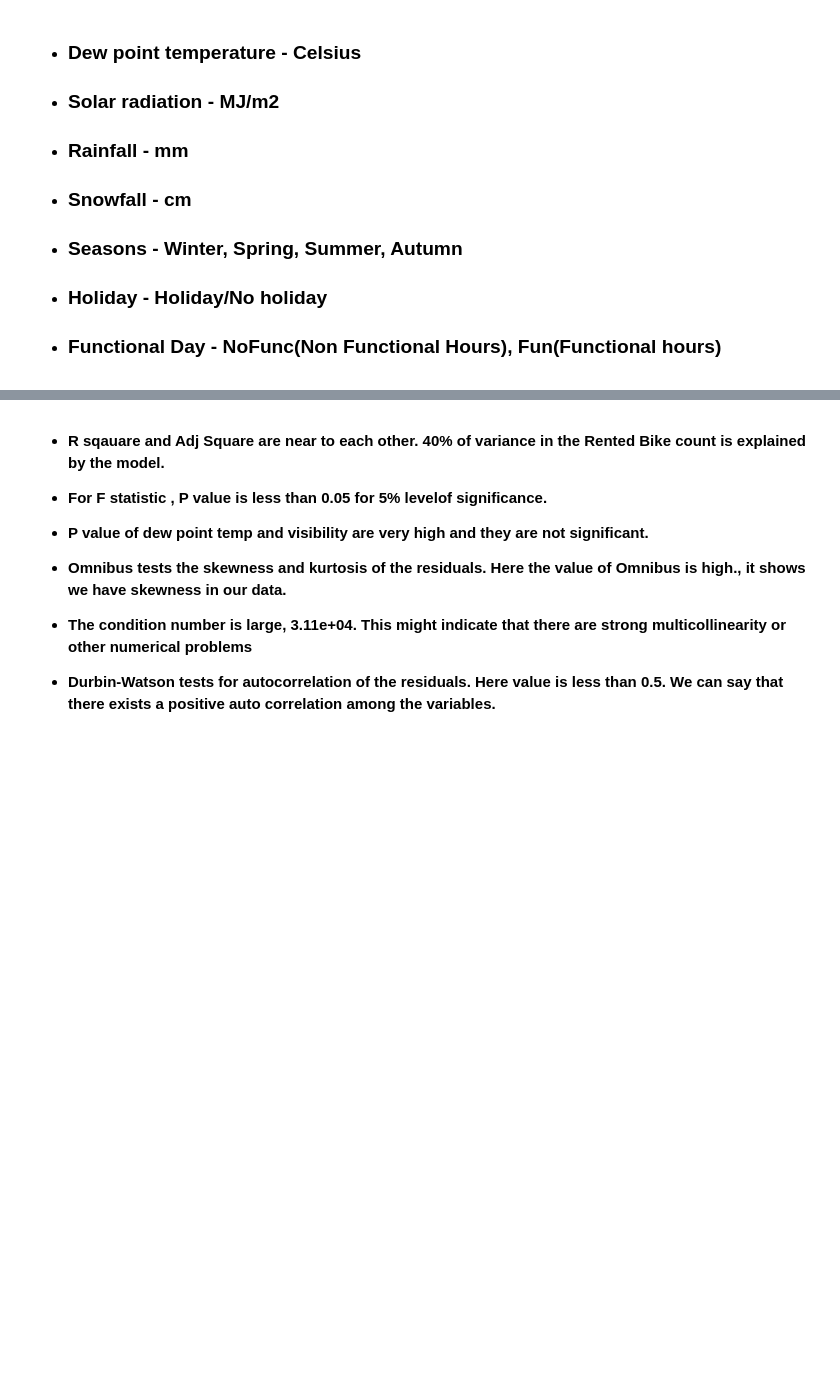
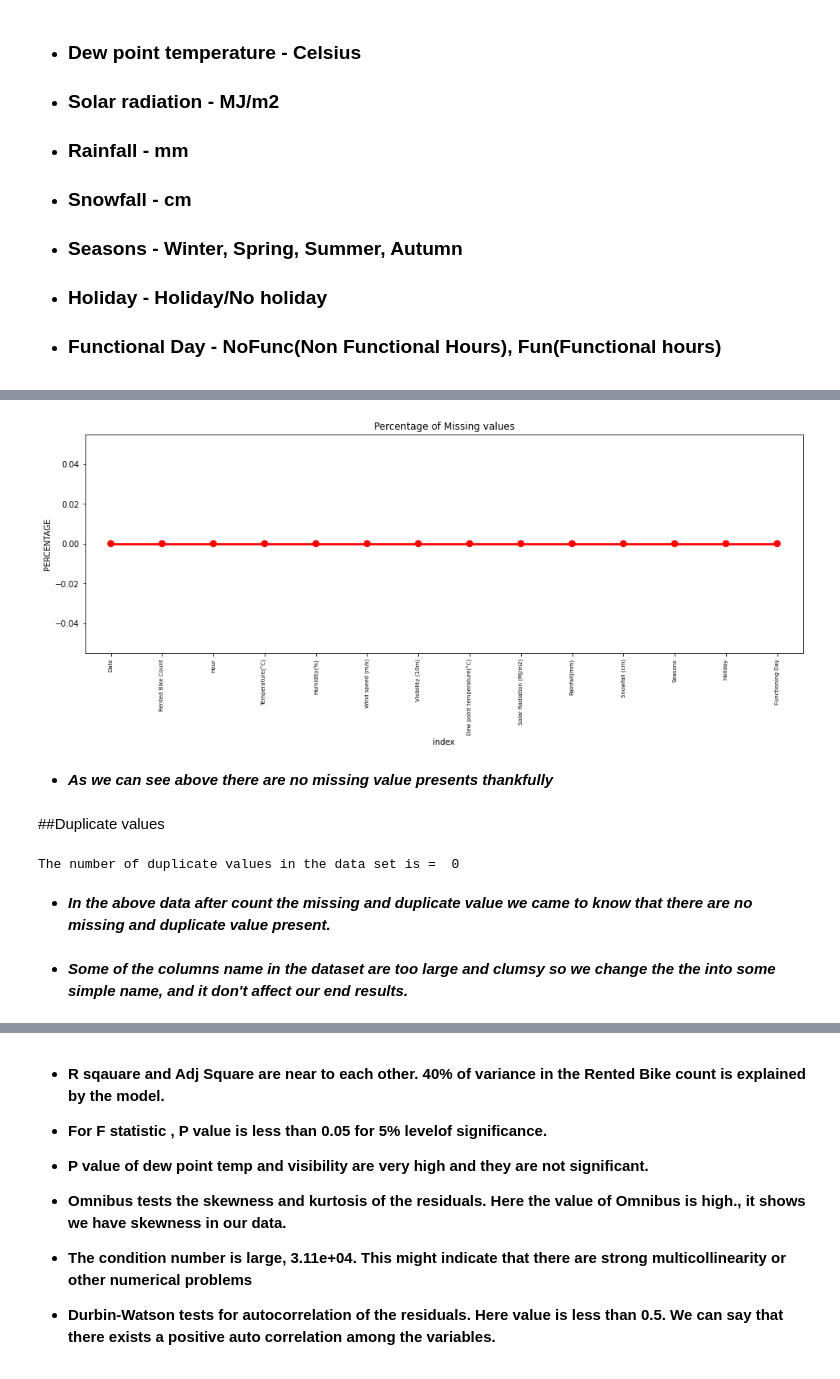
Before and after one commit to spradeepgit/Bike-Sharing-Demand-Prediction.ipynb, a Jupyter notebook: Bike_Sharing_Demand_Prediction.ipynb, the cells around one changed output, grey strips where cells are left out. Drawn from its saved outputs; the diff is of its cells as text; code cells hidden in the pictures; blank space fills up the shorter version.

```diff
--- a/Bike_Sharing_Demand_Prediction.ipynb
+++ b/Bike_Sharing_Demand_Prediction.ipynb
@@ -640,0 +80,3 @@ bike_data.head()
+# %%
+#load the seol bike data set from drive
+bike_df=pd.read_csv('/content/drive/MyDrive/Almabetter csv files/Copy of SeoulBikeData.csv',encoding ='latin')
@@ -640,0 +237,24 @@ bike_data.head()
+# %%
+missing = pd.DataFrame((bike_df.isnull().sum())*100/bike_df.shape[0]).reset_index()
+plt.figure(figsize=(16,5))
+ax = sns.pointplot('index',0,data=missing,color='r')
+plt.xticks(rotation =90,fontsize =7)
+plt.title("Percentage of Missing values")
+plt.ylabel("PERCENTAGE")
+plt.show()
+# %% [output]
+[figure, added]
+# %% [markdown]
+* ***As we can see above there are no missing value presents thankfully***
+# %% [markdown]
+##Duplicate values
+# %%
+# Checking Duplicate Values
+value=len(bike_df[bike_df.duplicated()])
+print("The number of duplicate values in the data set is = ",value)
+# %% [output]
+The number of duplicate values in the data set is =  0
+# %% [markdown]
+* ***In the above data after count the missing and duplicate value we came to know that there are no missing and duplicate value present.***
+# %% [markdown]
+* ***Some of  the columns name in the dataset are too large and clumsy so we change the the into some simple name, and it don't affect our end results.***
```
Also changed, not shown: parts of 332 cells of this notebook.
